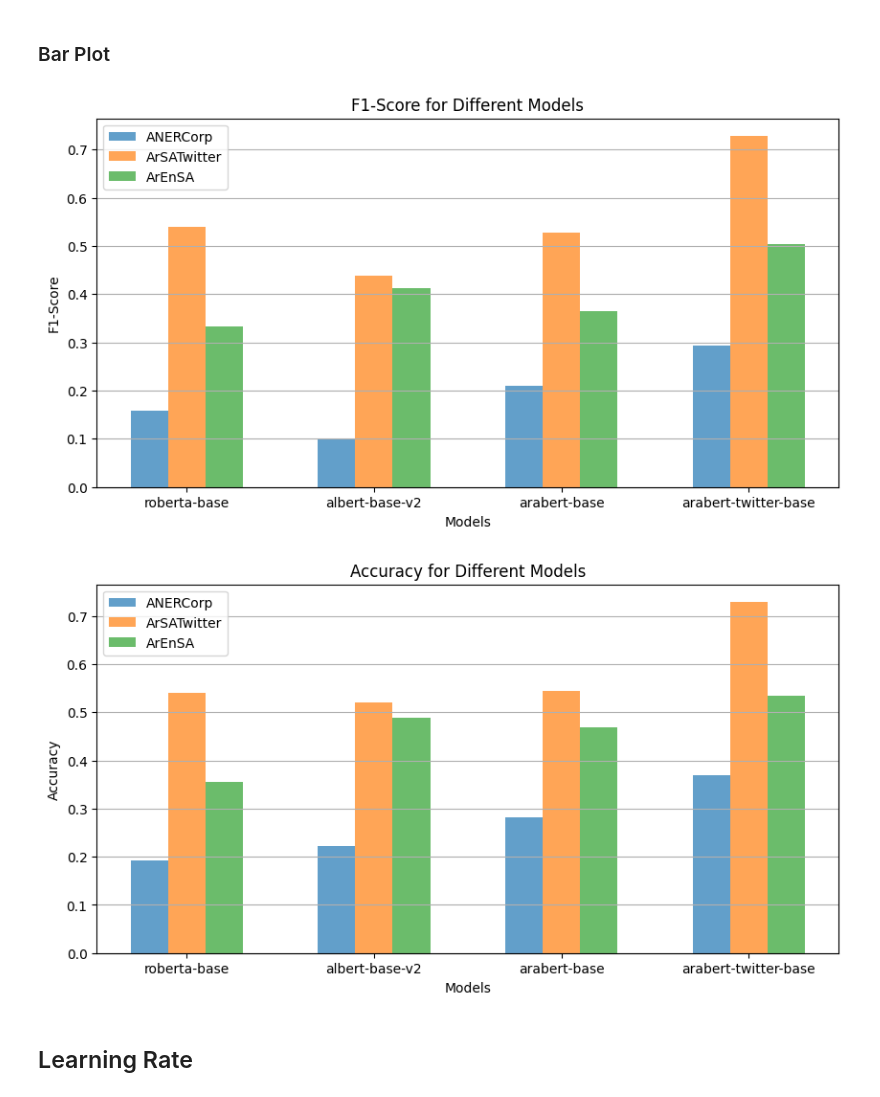
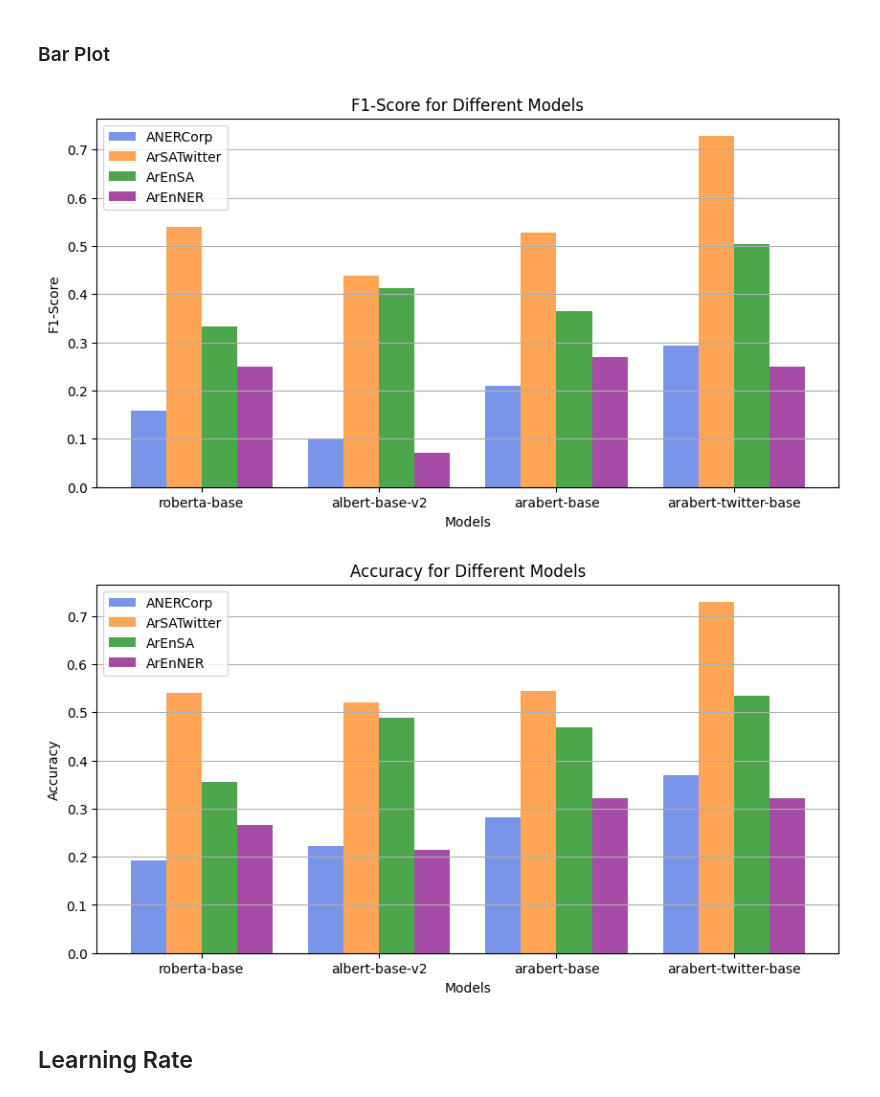
Before and after one commit to moeyad7/Thesis_Data, a Jupyter notebook: thesis-plots.ipynb, the cells around one changed output. Saved outputs shown, nothing was run; the diff lists cells and outputs as text; code cells hidden in the pictures.

```diff
--- a/thesis-plots.ipynb
+++ b/thesis-plots.ipynb
@@ -59,6 +64,7 @@ import numpy as np
 ANERCorp_F1 = [0.158, 0.098, 0.21, 0.294]
 ArSATwitter_F1 = [0.539, 0.438, 0.528, 0.728]
 ArEnSA_F1 = [0.333, 0.412, 0.365, 0.504]
+ArEnNer_F1 =[0.250,0.070,0.270,0.250]
 
 models = ['roberta-base', 'albert-base-v2', 'arabert-base', 'arabert-twitter-base']
 
@@ -68,9 +74,11 @@ index = np.arange(len(models))
 plt.figure(figsize=(10, 5))
 
 # Use plt.bar with adjusted positions
-plt.bar(index - bar_width, ANERCorp_F1, width=bar_width, label='ANERCorp', alpha=0.7)
-plt.bar(index, ArSATwitter_F1, width=bar_width, label='ArSATwitter', alpha=0.7)
-plt.bar(index + bar_width, ArEnSA_F1, width=bar_width, label='ArEnSA', alpha=0.7)
+plt.bar(index - 1.5*bar_width, ANERCorp_F1, width=bar_width, label='ANERCorp', alpha=0.7,color='royalblue')
+plt.bar(index - 0.5*bar_width, ArSATwitter_F1, width=bar_width, label='ArSATwitter', alpha=0.7,color='#FF7F0E')
+plt.bar(index + 0.5*bar_width, ArEnSA_F1, width=bar_width, label='ArEnSA', alpha=0.7,color='green')
+plt.bar(index + 1.5*bar_width, ArEnNer_F1, width=bar_width, label='ArEnNER', alpha=0.7,color='purple')
+
 
 plt.xlabel('Models')
 plt.ylabel('F1-Score')
@@ -80,36 +88,41 @@ plt.legend()
 plt.grid(axis='y')
 plt.show()
 # %% [output]
-[figure, old version]
+[figure, new version]
 # %%
 import matplotlib.pyplot as plt
 import numpy as np
 
 ANERCorp_Acc = [0.192, 0.223, 0.281, 0.369]
 ArSATwitter_Acc = [0.54, 0.521, 0.544, 0.729]
 ArEnSA_Acc = [0.356, 0.488, 0.469, 0.534]
+ArEnNer_Acc = [0.266,0.214,0.321,0.321]
+
 
 models = ['roberta-base', 'albert-base-v2', 'arabert-base', 'arabert-twitter-base']
+
 
 bar_width = 0.2  # Adjust the bar width if needed
 index = np.arange(len(models))
 
 plt.figure(figsize=(10, 5))
 
 # Use plt.bar with adjusted positions
-plt.bar(index - bar_width, ANERCorp_Acc, width=bar_width, label='ANERCorp', alpha=0.7)
-plt.bar(index, ArSATwitter_Acc, width=bar_width, label='ArSATwitter', alpha=0.7)
-plt.bar(index + bar_width, ArEnSA_Acc, width=bar_width, label='ArEnSA', alpha=0.7)
+plt.bar(index - 1.5*bar_width, ANERCorp_Acc, width=bar_width, label='ANERCorp', alpha=0.7,color='royalblue')
+plt.bar(index - 0.5*bar_width, ArSATwitter_Acc, width=bar_width, label='ArSATwitter', alpha=0.7,color='#FF7F0E')
+plt.bar(index + 0.5*bar_width, ArEnSA_Acc, width=bar_width, label='ArEnSA', alpha=0.7,color='green')
+plt.bar(index + 1.5*bar_width, ArEnNer_Acc, width=bar_width, label='ArEnNER', alpha=0.7,color='purple')
+
 
 plt.xlabel('Models')
 plt.ylabel('Accuracy')
 plt.title('Accuracy for Different Models')
 plt.xticks(index, models)
 plt.legend()
 plt.grid(axis='y')
 plt.show()
 # %% [output]
-[figure, old version]
+[figure, new version]
 # %% [markdown]
 ## Learning Rate
 # %%
```
Also changed, not shown: parts of 34 cells of this notebook.
